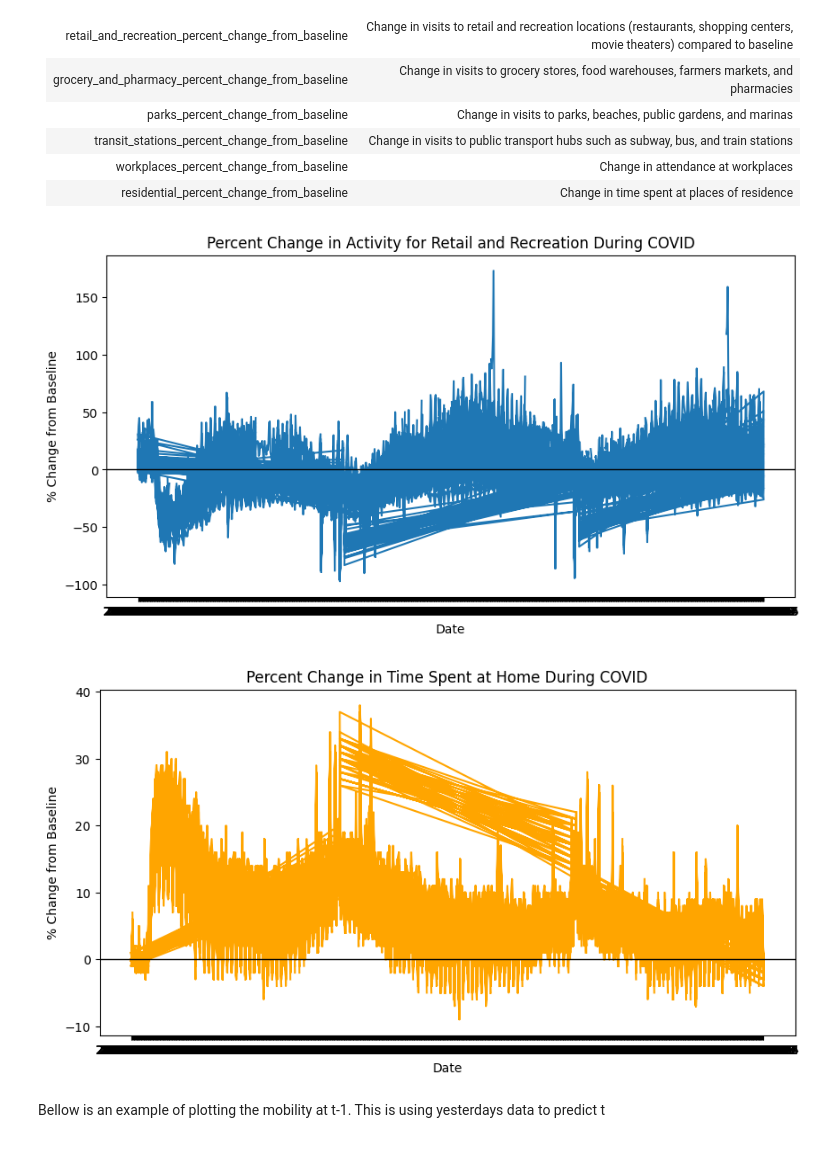
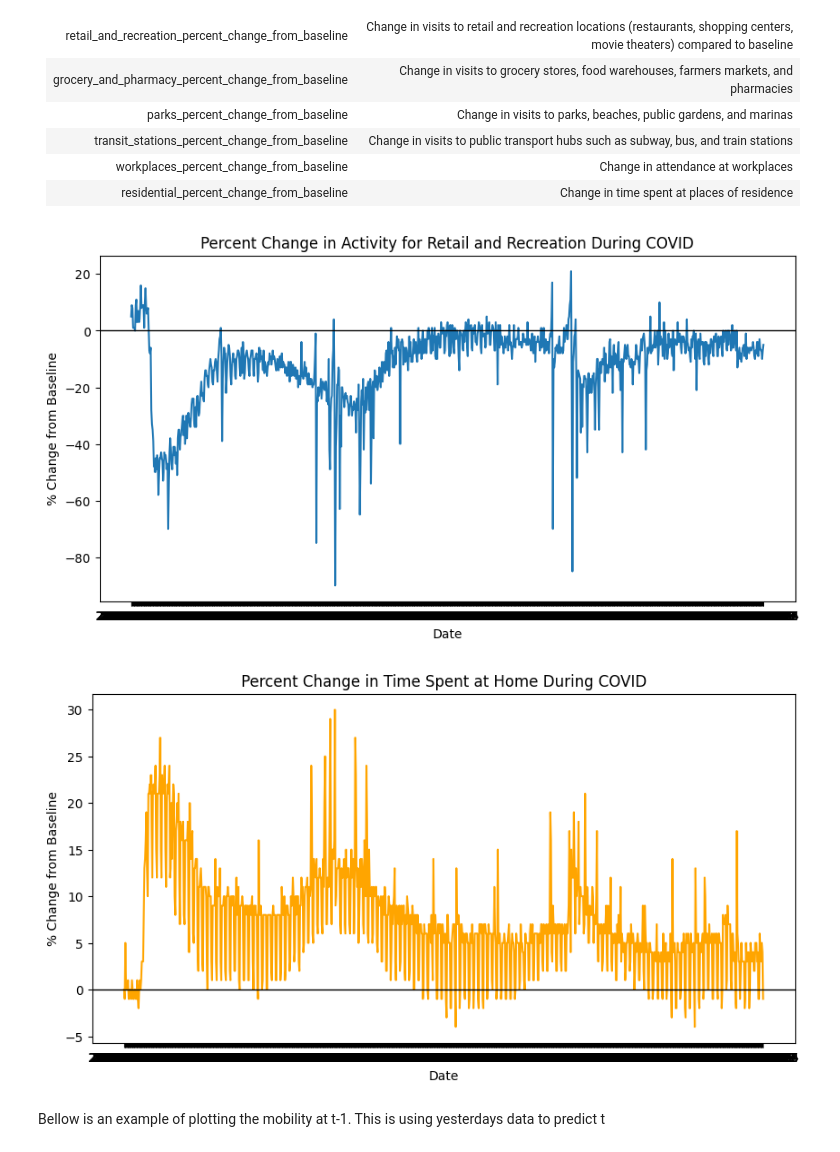
Before and after one commit to computationalUncertaintyLab/TSID, a Jupyter notebook: ch1.ipynb, the cells around one changed output. Drawn from its saved outputs; the diff is of its cells as text; code cells hidden in the pictures.

```diff
--- a/ch1.ipynb
+++ b/ch1.ipynb
@@ -205,7 +205,8 @@ sample of users. This can cause limitations because it was only collecting data
 # %%
 import pandas as pd
 CM = pd.read_csv("./data/pa_covid.csv") #Import covid mobility data frame as CM
-print(CM.head())  #look at the first 5 rows of CM
+pa_CM= CM[CM["iso_3166_2_code"] == "US-PA"]
+print(pa_CM.head())  #look at the first 5 rows of CM
 # %% [output]
   country_region_code country_region  sub_region_1 sub_region_2  metro_area  \
 0                  US  United States  Pennsylvania          NaN         NaN
@@ -239,31 +240,30 @@ print(CM.head())  #look at the first 5 rows of CM
 # %%
 #--d
 import pandas as pd
 import matplotlib.pyplot as plt
 
-CM = pd.read_csv("./data/pa_covid.csv")
 
 # a plot of one county time seires for two activities
 
 plt.figure(figsize=(10, 5))                                                                   ##Plot of Retail and Recreation Change
-plt.plot(CM["date"],CM["retail_and_recreation_percent_change_from_baseline"])
+plt.plot(pa_CM["date"],pa_CM["retail_and_recreation_percent_change_from_baseline"])
 plt.xlabel("Date")
 plt.ylabel("% Change from Baseline")
 plt.title("Percent Change in Activity for Retail and Recreation During COVID")
 plt.axhline(0, color="black", linewidth=1)
 plt.show()
 
 
 plt.figure (figsize=(10, 5))                                                     ## Plot of Time Spent at Home Percent Change
-plt.plot(CM["date"],CM["residential_percent_change_from_baseline"], color = "orange")
+plt.plot(pa_CM["date"],pa_CM["residential_percent_change_from_baseline"], color = "orange")
 plt.xlabel("Date")
 plt.ylabel("% Change from Baseline")
 plt.title("Percent Change in Time Spent at Home During COVID")
 plt.axhline(0, color="black", linewidth=1)
 plt.show()
 # %% [output]
-[figure, old version]
+[figure, new version]
-[figure, old version]
+[figure, new version]
 # %% [markdown]
 Bellow is an example of plotting the mobility at t-1. This is using yesterdays data to predict t
 # %% [markdown]
```
Also changed, not shown: parts of 1 cell of this notebook.
